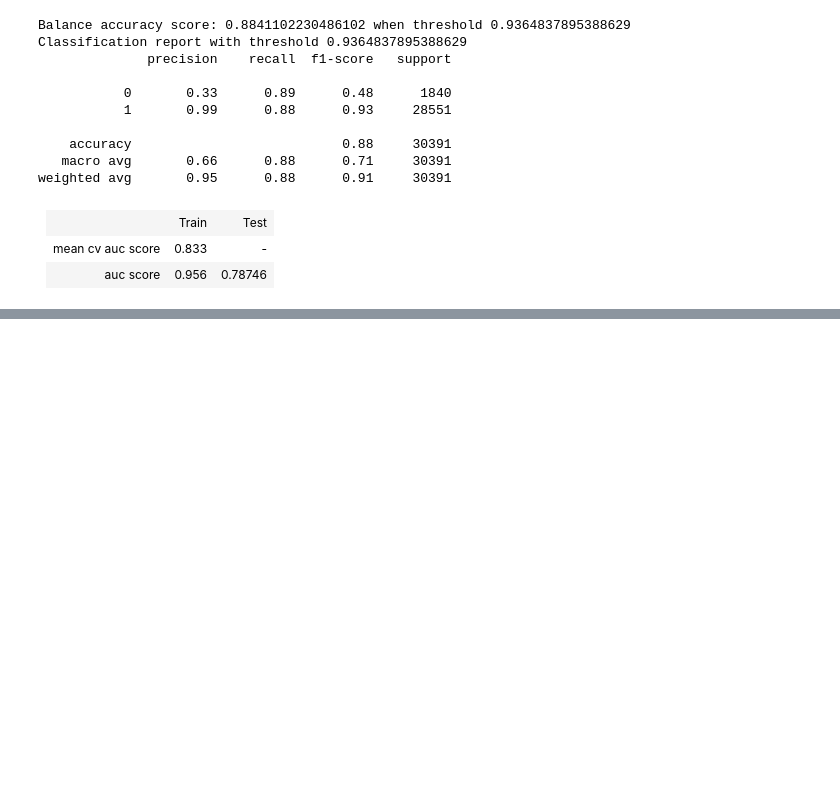
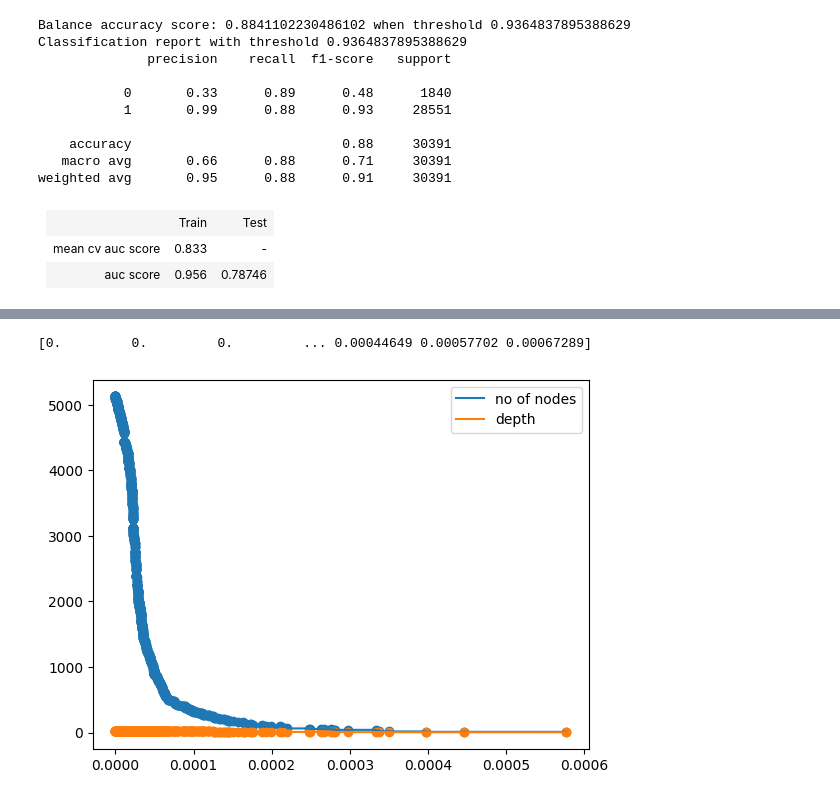
Before and after one commit to SmithaUpadhyaya/employee_access_resource_classifier, a Jupyter notebook: notebooks/training.ipynb, the cells around one changed output, grey strips where cells are left out. Saved outputs shown, nothing was run; the diff lists cells and outputs as text; code cells hidden in the pictures; blank space fills up the shorter version.

```diff
--- a/notebooks/training.ipynb
+++ b/notebooks/training.ipynb
@@ -1193,0 +1321,39 @@ print(classification_report(Y, Y_pred))
+# %%
+from sklearn.tree import DecisionTreeClassifier
+
+#model_param = hlpread.read_yaml_key('model')
+#hyper_paramater = model_param['decision_tree']['hyper_params']
+#clf = DecisionTreeClassifier()
+#clf.set_params(**hyper_paramater)
+clf = DecisionTreeClassifier(random_state = 1907)
+path = clf.cost_complexity_pruning_path(X_train, Y_train)
+# %%
+ccp_alphas, impurities = path.ccp_alphas, path.impurities
+print(ccp_alphas)
+# %% [output]
+[0.         0.         0.         ... 0.00044649 0.00057702 0.00067289]
+# %%
+# For each alpha we will append our model to a list
+clfs = []
+for ccp_alpha in ccp_alphas:
+    clf = DecisionTreeClassifier(random_state = 0, ccp_alpha = ccp_alpha)
+    clf.fit(X_train, Y_train)
+    clfs.append(clf)
+# %%
+#We will remove the last element in clfs and ccp_alphas, because it is the trivial tree with only one node.
+clfs = clfs[:-1]
+ccp_alphas = ccp_alphas[:-1]
+# %%
+node_counts = [clf.tree_.node_count for clf in clfs]
+depth = [clf.tree_.max_depth for clf in clfs]
+
+plt.scatter(ccp_alphas, node_counts)
+plt.scatter(ccp_alphas, depth)
+
+plt.plot(ccp_alphas, node_counts, label = 'no of nodes',drawstyle = "steps-post")
+plt.plot(ccp_alphas, depth, label = 'depth',drawstyle = "steps-post")
+
+plt.legend()
+plt.show()
+# %% [output]
+[figure, added]
```
Also changed, not shown: parts of 18 cells of this notebook, 8 other files.
